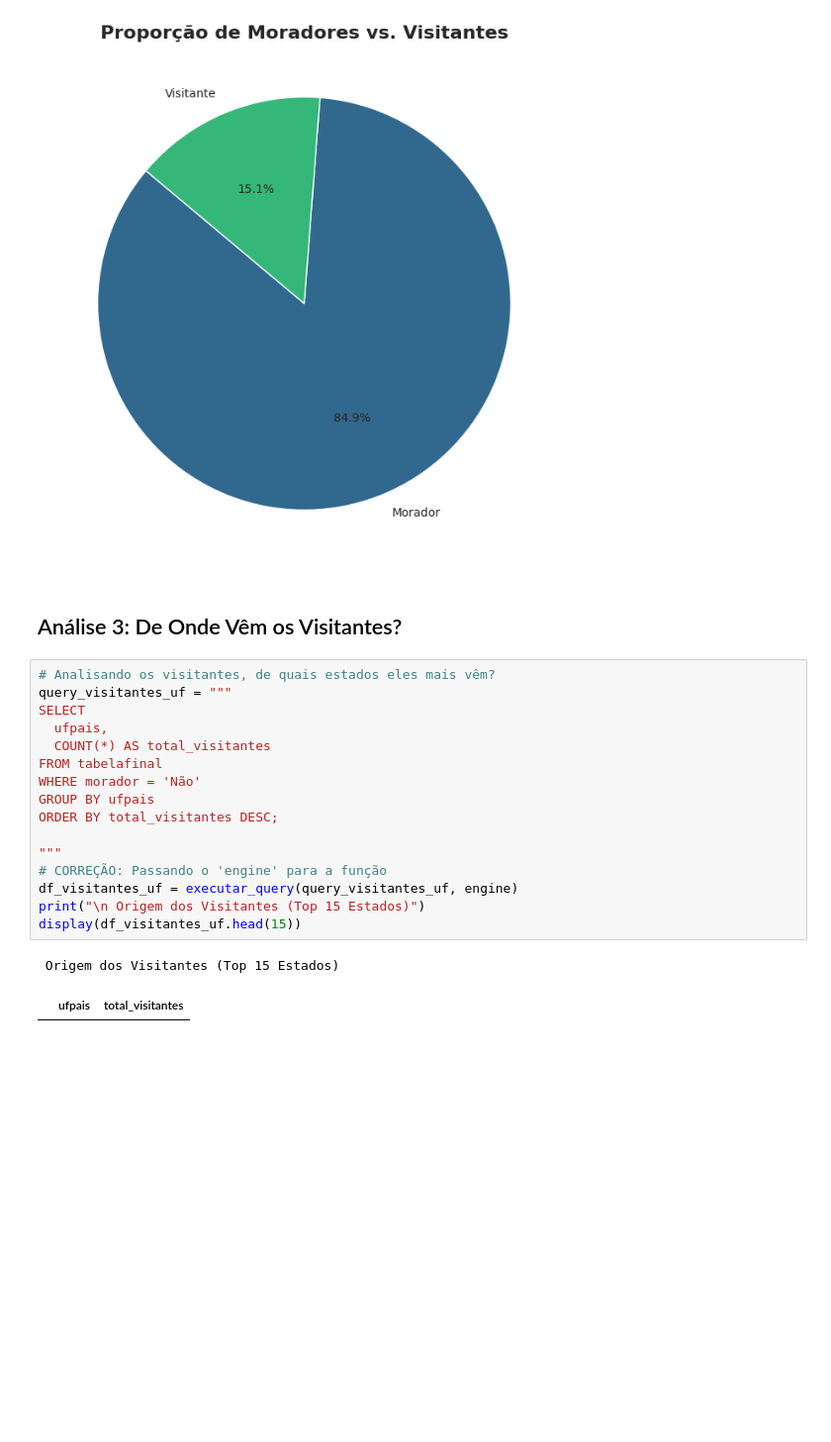
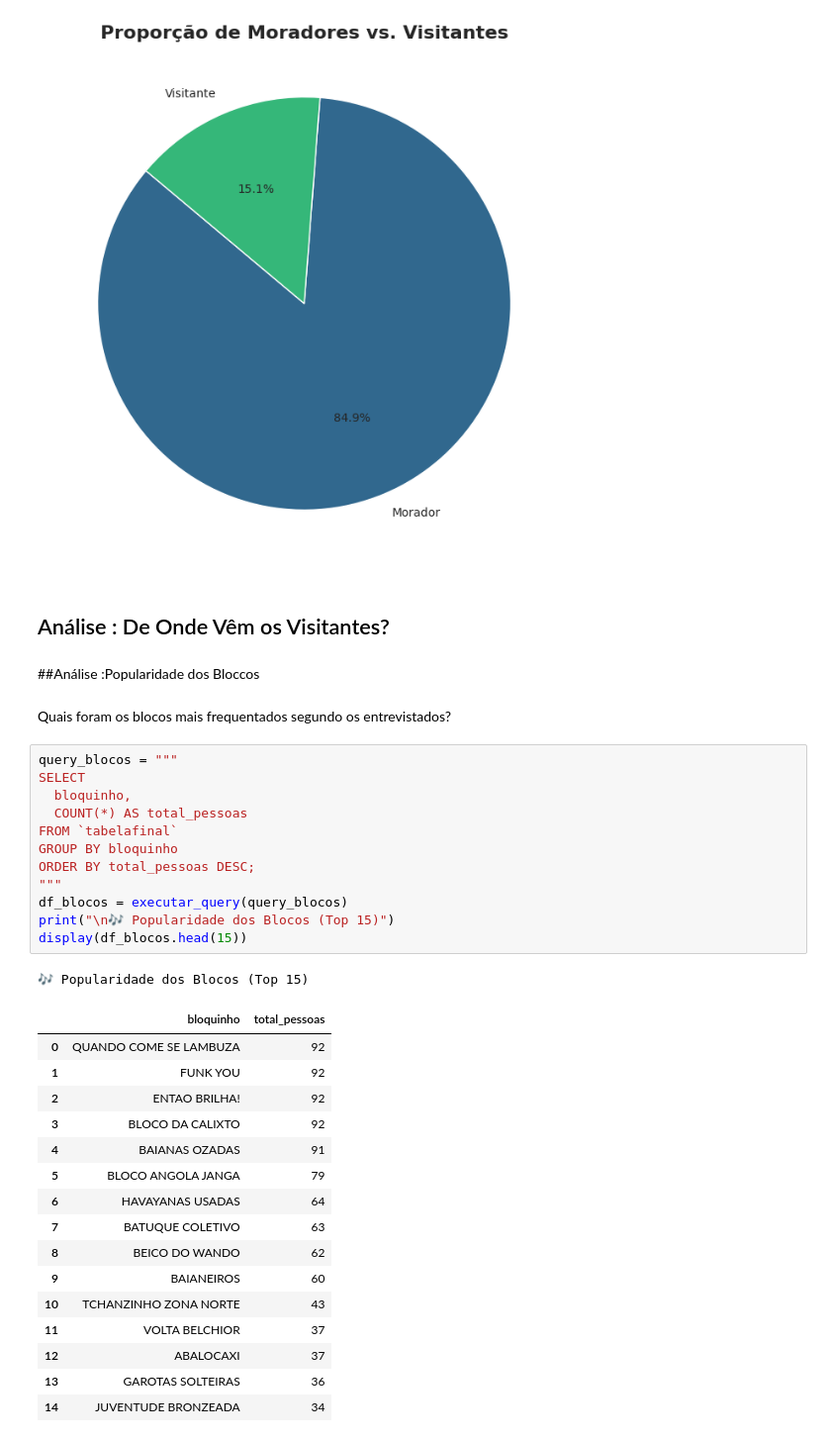
Before and after one commit to larissalvesds/Grupo7_ProjetoFinal, a Jupyter notebook: Anális_do_Carnaval_BH_Python_&_SQL.ipynb, the cells around one changed output. Shown at 99% size. Saved outputs shown, nothing was run; the diff lists cells and outputs as text; blank space fills up the shorter version.

```diff
--- a/Anális_do_Carnaval_BH_Python_&_SQL.ipynb
+++ b/Anális_do_Carnaval_BH_Python_&_SQL.ipynb
@@ -147,23 +258,38 @@ plt.show()
 # %% [output]
 [figure]
 # %% [markdown]
-## Análise 3: De Onde Vêm os Visitantes?
+## Análise : De Onde Vêm os Visitantes?
+# %% [markdown]
+##Análise :Popularidade dos Bloccos
+# %% [markdown]
+Quais foram os blocos mais frequentados segundo os entrevistados?
 # %%
-# Analisando os visitantes, de quais estados eles mais vêm?
-query_visitantes_uf = """
+query_blocos = """
 SELECT
-  ufpais,
-  COUNT(*) AS total_visitantes
-FROM tabelafinal
-WHERE morador = 'Não'
-GROUP BY ufpais
-ORDER BY total_visitantes DESC;
-
+  bloquinho,
+  COUNT(*) AS total_pessoas
+FROM `tabelafinal`
+GROUP BY bloquinho
+ORDER BY total_pessoas DESC;
 """
-# CORREÇÃO: Passando o 'engine' para a função
-df_visitantes_uf = executar_query(query_visitantes_uf, engine)
-print("\n Origem dos Visitantes (Top 15 Estados)")
-display(df_visitantes_uf.head(15))
+df_blocos = executar_query(query_blocos)
+print("\n🎶 Popularidade dos Blocos (Top 15)")
+display(df_blocos.head(15))
 # %% [output]
- Origem dos Visitantes (Top 15 Estados)
+🎶 Popularidade dos Blocos (Top 15)
-|  | ufpais | total_visitantes |
+|  | bloquinho | total_pessoas |
+| 0 | QUANDO COME SE LAMBUZA | 92 |
+| 1 | FUNK YOU | 92 |
+| 2 | ENTAO BRILHA! | 92 |
+| 3 | BLOCO DA CALIXTO | 92 |
+| 4 | BAIANAS OZADAS | 91 |
+| 5 | BLOCO ANGOLA JANGA | 79 |
+| 6 | HAVAYANAS USADAS | 64 |
+| 7 | BATUQUE COLETIVO | 63 |
+| 8 | BEICO DO WANDO | 62 |
+| 9 | BAIANEIROS | 60 |
+| 10 | TCHANZINHO ZONA NORTE | 43 |
+| 11 | VOLTA BELCHIOR | 37 |
+| 12 | ABALOCAXI | 37 |
+| 13 | GAROTAS SOLTEIRAS | 36 |
+| 14 | JUVENTUDE BRONZEADA | 34 |
```
Also changed, not shown: parts of 44 cells of this notebook.
